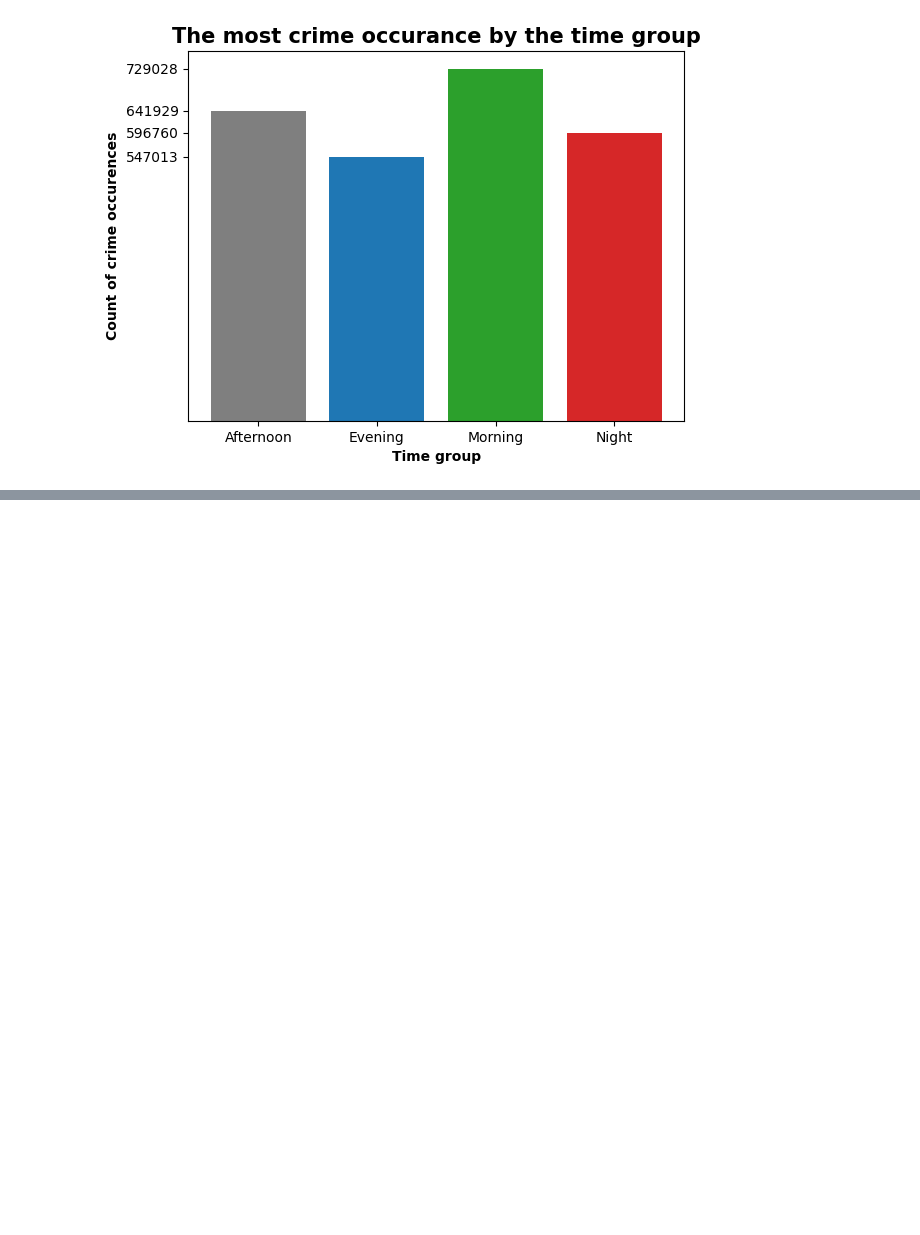
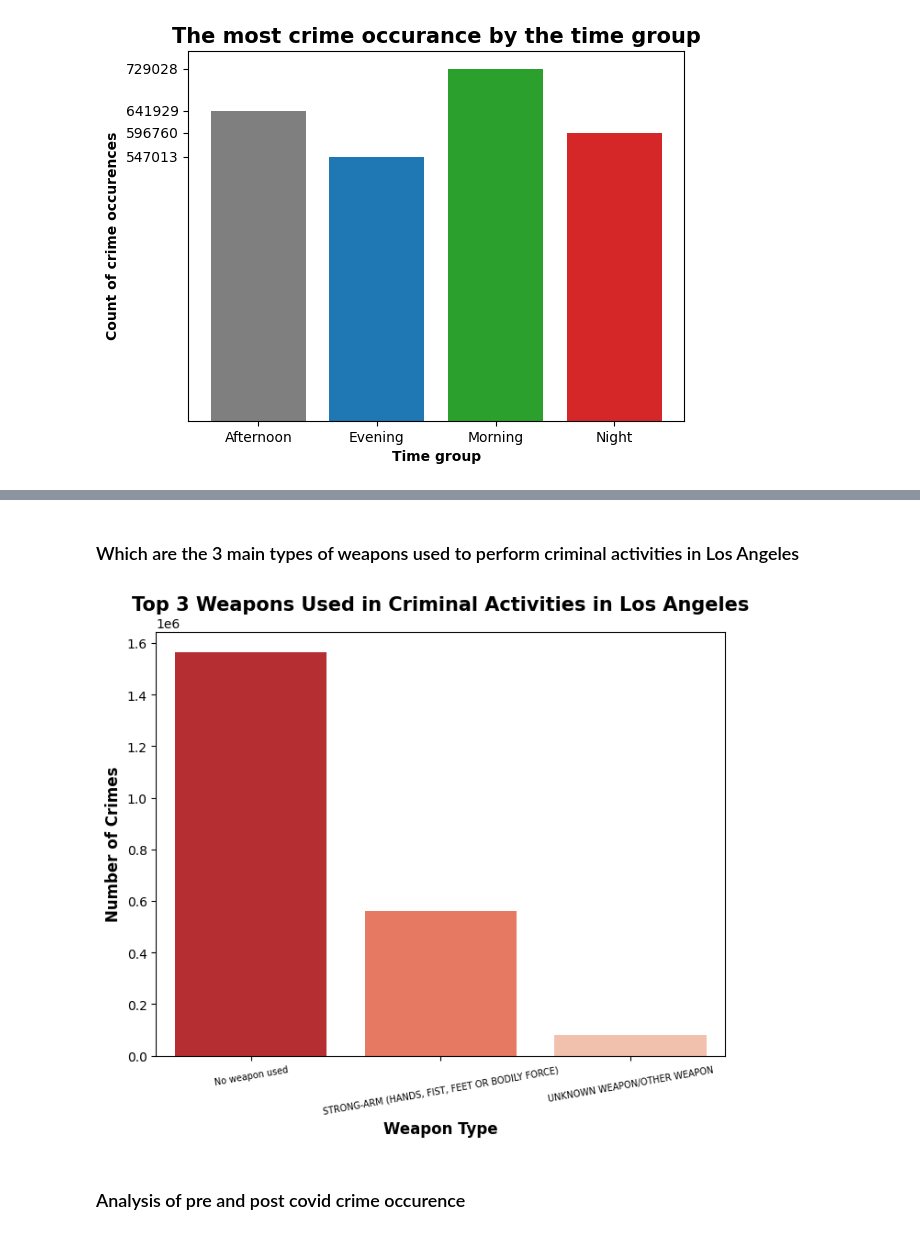
Before and after one commit to nidula/Analysing-Crime-Data-LA, a Jupyter notebook: Crime_Data_Analysis.ipynb, the cells around one changed output, grey strips where cells are left out. Cells and saved outputs as stored; diff of their text form; code cells hidden in the pictures; blank space fills up the shorter version.

```diff
--- a/Crime_Data_Analysis.ipynb
+++ b/Crime_Data_Analysis.ipynb
@@ -879,0 +917,31 @@ plt.show()
+# %% [markdown]
+### Which are the 3 main types of weapons used to perform criminal activities in Los Angeles
+# %%
+import pandas as pd
+import matplotlib.pyplot as plt
+import seaborn as sns
+
+# Group weapons using code and filter the top 3 used
+weapon_groups = crime_df.groupby(['Weapon Desc'])
+weapon_counts = weapon_groups.size().reset_index(name='Count')
+top_weapons = weapon_counts.nlargest(3, 'Count')
+
+# Set the size of the plot
+plt.figure(figsize = (8, 6))
+
+# Create plot
+ax = sns.barplot(x = "Weapon Desc", y = "Count", data = top_weapons, palette = "Reds_r")
+
+# Customize the plot
+ax.set_title('Top 3 Weapons Used in Criminal Activities in Los Angeles', fontweight = 'bold', color = 'black', fontsize = 15)
+ax.set_xlabel('Weapon Type', fontweight = 'bold', fontsize = 12)
+ax.tick_params(axis='x', labelsize = 7)
+plt.xticks(rotation=10)
+ax.set_ylabel('Number of Crimes', fontweight = 'bold', fontsize = 12)
+
+# Show plot
+plt.show()
+# %% [output]
+[figure, added]
+# %% [markdown]
+### Analysis of pre and post covid crime occurence
```
Also changed, not shown: parts of 7 cells of this notebook.
